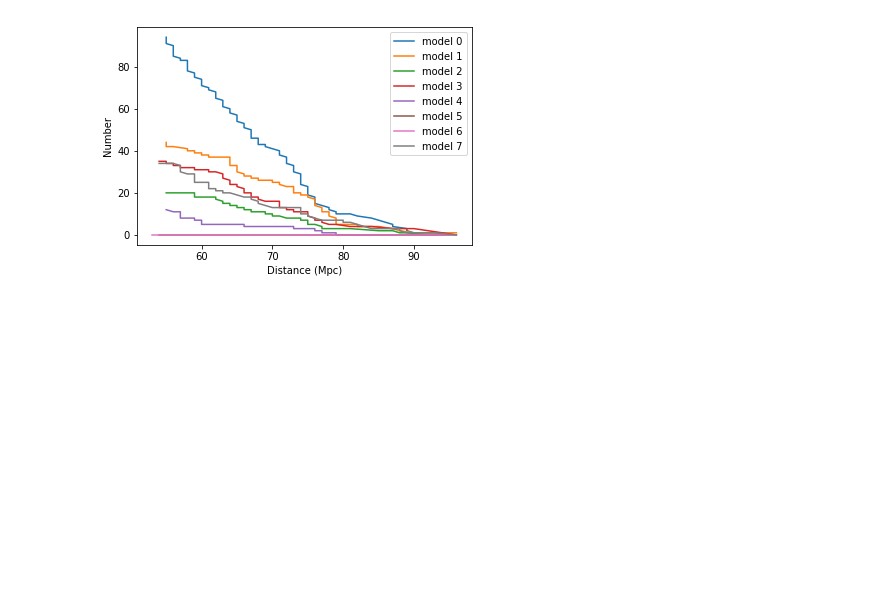
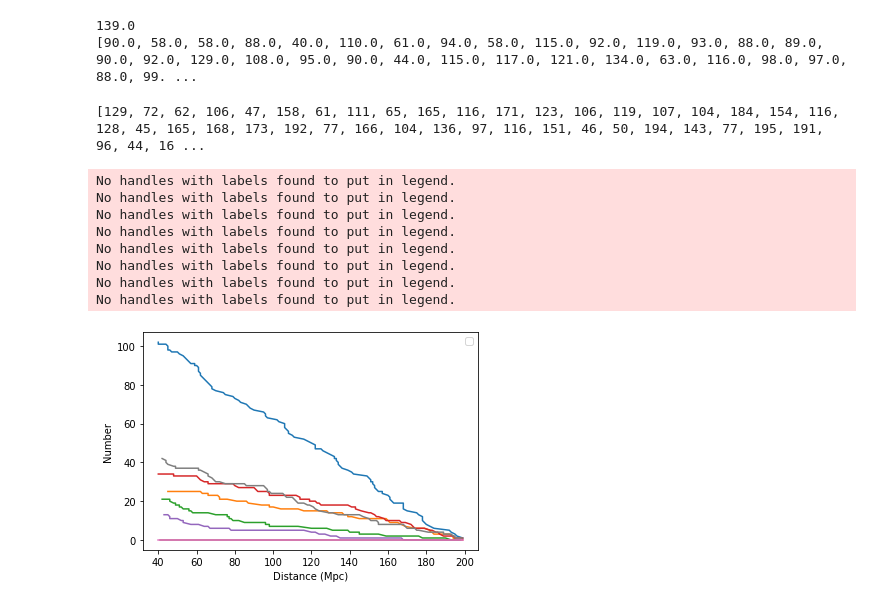
Before and after one commit to alexgoater/gotoproject, a Jupyter notebook: Updated Matching Code.ipynb, the cells around one changed output. Drawn from its saved outputs; the diff is of its cells as text; code cells hidden in the pictures; blank space fills up the shorter version.

```diff
--- a/Updated Matching Code.ipynb
+++ b/Updated Matching Code.ipynb
@@ -152,3 +168,14 @@ for j in range(N):
+# %%
+print(max(dist_ind_value)) # HERE is where the error is I think?
+print(dist_ind_value) # the code is putting index of min chi into distance to get a value.
+# %% [output]
+139.0
+[90.0, 58.0, 58.0, 88.0, 40.0, 110.0, 61.0, 94.0, 58.0, 115.0, 92.0, 119.0, 93.0, 88.0, 89.0, 90.0, 92.0, 129.0, 108.0, 95.0, 90.0, 44.0, 115.0, 117.0, 121.0, 134.0, 63.0, 116.0, 98.0, 97.0, 88.0, 99. ...
+# %%
+print(all_kn_distance) #again fine for first time but after ran seperately its not. This is the distance for all
+                       #the models?
+# %% [output]
+[129, 72, 62, 106, 47, 158, 61, 111, 65, 165, 116, 171, 123, 106, 119, 107, 104, 184, 154, 116, 128, 45, 165, 168, 173, 192, 77, 166, 104, 136, 97, 116, 151, 46, 50, 194, 143, 77, 195, 191, 96, 44, 16 ...
 # %%
 #Save KN, best fit model, min chi2 value, model distance (use indexing to find lowest) and KN distance)
 
@@ -156,36 +183,56 @@ kn_info = {'KN model':array_kns, 'Best fit model':best_model, 'Minimum Chi2':min
 # %%
 #Create an efficiency curve.
 
 #Turning arrays into numpy arrays.
 array_kns = np.asarray(array_kns)
 best_model = np.asarray(best_model)
 
 plt.figure()
 
 for i in range(0,len(model)):
-    label = 'model %s' % i #label different model numbers.
+    kn_mod = kn_info['KN model']
+    best_fit = kn_info['Best fit model']
+    kn_dist = kn_info['KN distance']
 
-    kn_ind = np.where(array_kns==i)[0] #finds the indicies where the kn model is model i (i.e. 0 and then 1, ect.)
-    best_ind = best_model[kn_ind] #puts these indicies into the best fit model to find whether the theoretical and
-                                  #best fit models are the same at the same index point.
+    kn_mod = np.asarray(kn_mod)
+    best_fit = np.asarray(best_fit)
+    kn_dist = np.asarray(kn_dist)
+
+    kn_ind = np.where(kn_mod==i)[0] #finds the indicies where the kn model is model i (i.e. 0 and then 1, ect.)
+    best_ind = best_fit[kn_ind] #puts these indicies into the best fit model to find whether the theoretical and
+                                #best fit models are the same at the same index point.
     match_dist = np.zeros(len(kn_ind))
     cumulative = np.zeros(len(kn_ind))
 
+    #HERE I USED KN INSTEAD OF MODEL DISTANCE.
+
     for j in range(0,len(kn_ind)):
-        match_dist[j] = kn_info['Model distance'][kn_ind[j]] #appends distance of relating KN model to an array.
+        match_dist[j] = kn_dist[kn_ind[j]] #appends distance of relating KN model to an array.
         if best_ind[j] == i: #if value of best fit model is same as value of kn ind then match and add 1.
             cumulative[j] = match
         else: #if value of best fit model is not the same as value of kn ind then non-match and add nothing.
             cumulative[j] = non_match
 
     cumsum = np.cumsum(cumulative)[::-1] #makes a cumulative sum and reverses it.
-    dist = np.sort(match_dist) #orders distances.
+    plot_dist = np.sort(match_dist) #orders distances.
 
-    plt.plot(dist, cumsum, label=label)
+    #label = 'model %s' % i, 'injections %s' % len(kn_ind[i]) #label different model numbers and states number of
+                                                             #injections.
+    #norm = np.arange(0,1
+
+    plt.plot(plot_dist, cumsum)#, label=label)
     plt.legend()
     plt.ylabel('Number')
     plt.xlabel('Distance (Mpc)')
 
 plt.show()
 # %% [output]
+No handles with labels found to put in legend.
+No handles with labels found to put in legend.
+No handles with labels found to put in legend.
+No handles with labels found to put in legend.
+No handles with labels found to put in legend.
+No handles with labels found to put in legend.
+No handles with labels found to put in legend.
+No handles with labels found to put in legend.
-[figure, old version]
+[figure, new version]
```
Also changed, not shown: parts of 3 cells of this notebook.
